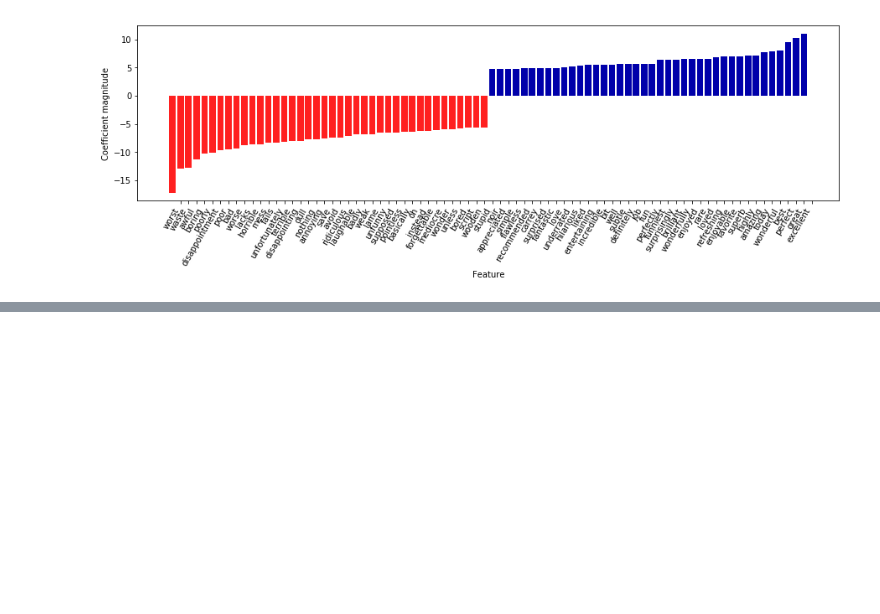
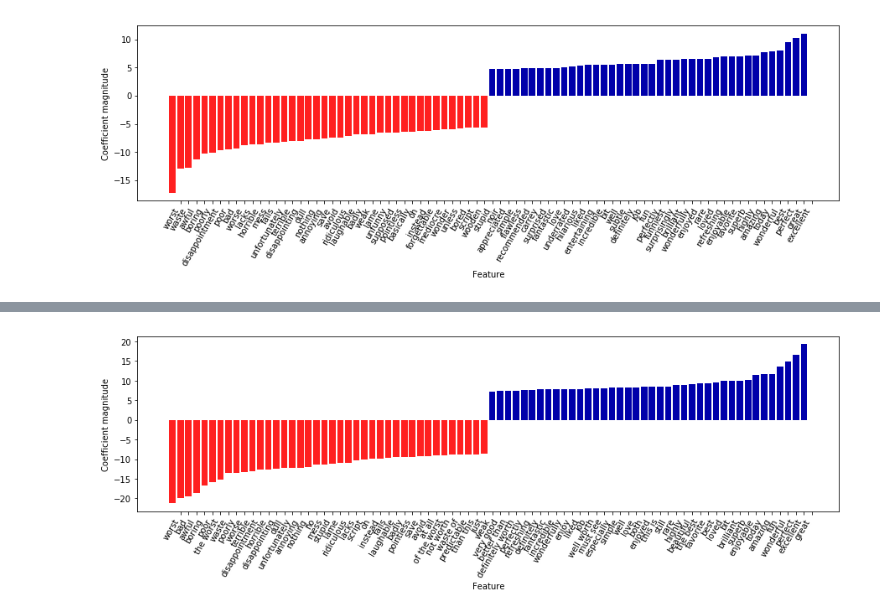
Before and after one commit to rodferro/introduction-to-ml, a Jupyter notebook: 07-working-with-text-data.ipynb, the cells around one changed output, grey strips where cells are left out. Cells and saved outputs as stored; diff of their text form; code cells hidden in the pictures; blank space fills up the shorter version.

```diff
--- a/07-working-with-text-data.ipynb
+++ b/07-working-with-text-data.ipynb
@@ -243,0 +308,8 @@ mglearn.tools.visualize_coefficients(
+# %%
+# extract feature names and coefficients
+vect = grid.best_estimator_.named_steps['tfidfvectorizer']
+feature_names = np.array(vect.get_feature_names())
+coef = grid.best_estimator_.named_steps['logisticregression'].coef_
+mglearn.tools.visualize_coefficients(coef, feature_names, n_top_features=40)
+# %% [output]
+[figure, added]
```
Also changed, not shown: parts of 9 cells of this notebook.
